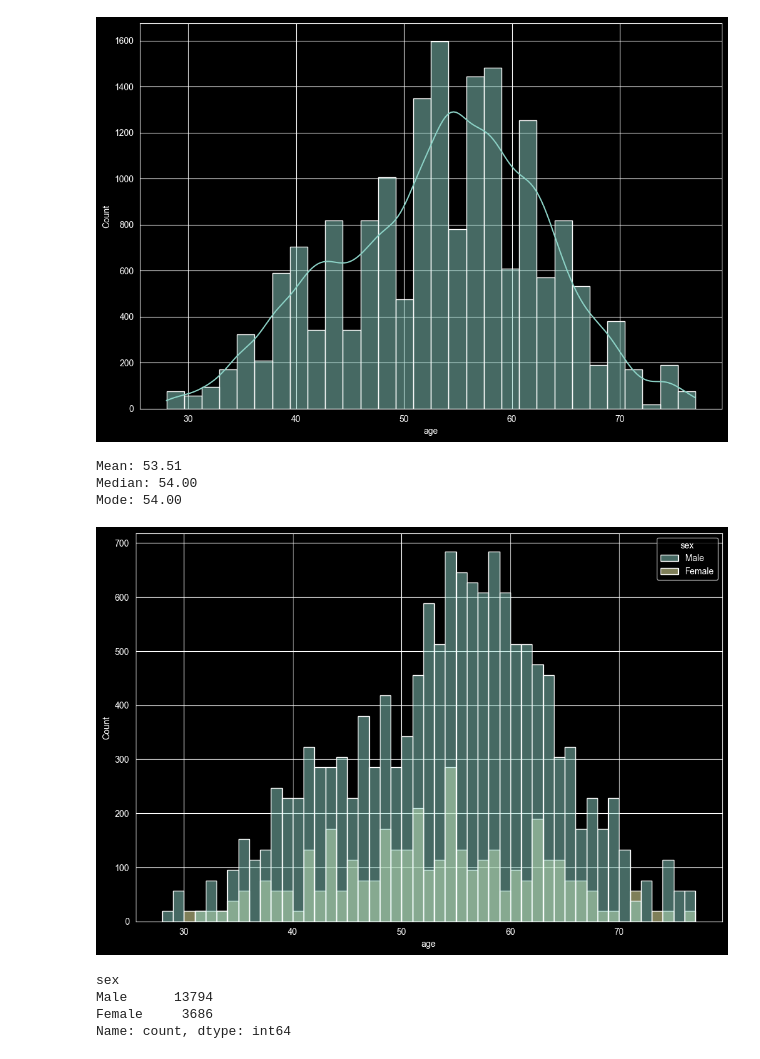
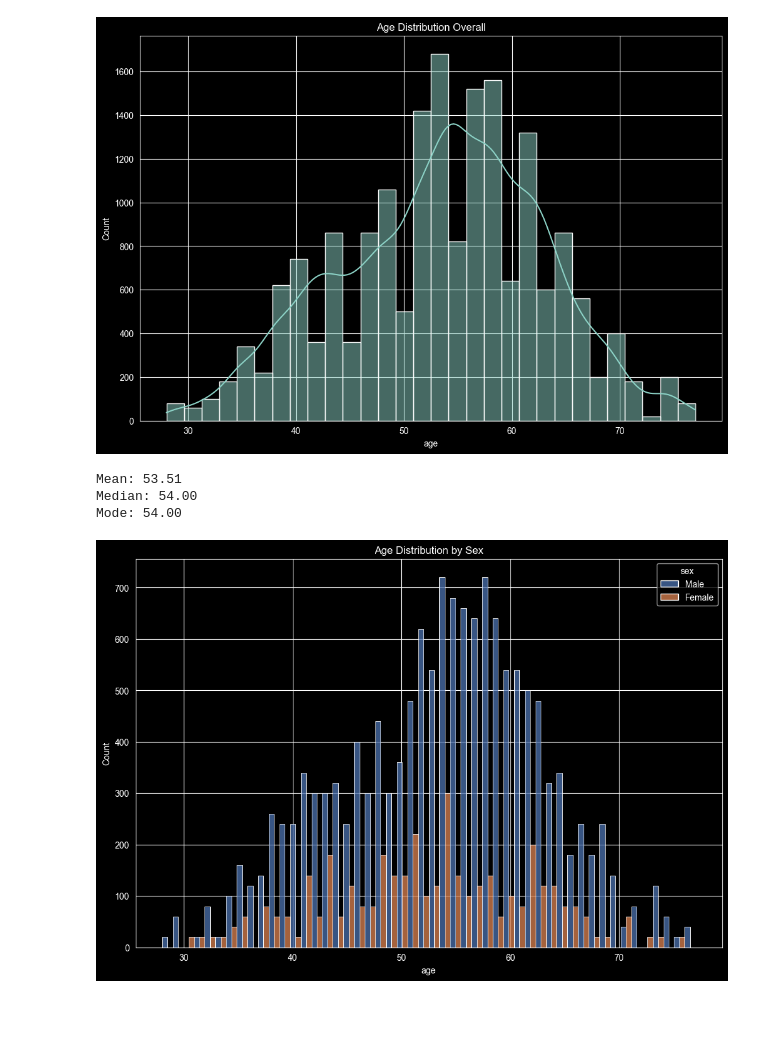
Before and after one commit to FerMoha2177/heart-disease-ml-pipeline, a Jupyter notebook: notebooks/02_data_preprocessing.ipynb, the cells around one changed output. Cells and saved outputs as stored; diff of their text form; code cells hidden in the pictures; blank space fills up the shorter version.

```diff
--- a/notebooks/02_data_preprocessing.ipynb
+++ b/notebooks/02_data_preprocessing.ipynb
@@ -60,31 +57,19 @@ bronze_data_df.head(20)
 # %%
-warnings.filterwarnings("ignore", category=FutureWarning)
-plt.style.use('dark_background')
 
-# Histogram to see the distribution of age column
-sns.histplot(bronze_data_df['age'], kde=True, bins=30)
-plt.show()
 
+display_histoplot(df=bronze_data_df, column_name='age', title='Age Distribution Overall')
 print(f"Mean: {bronze_data_df['age'].mean():.2f}")
 print(f"Median: {bronze_data_df['age'].median():.2f}")
 print(f"Mode: {bronze_data_df['age'].mode()[0]:.2f}")
 
+display_relative_histoplot(df=bronze_data_df, x_column_name='age', hue_column_name='sex', title='Age Distribution by Sex')
+bronze_data_df['sex'].value_counts()
 
-warnings.filterwarnings("ignore", category=FutureWarning)
-plt.style.use('dark_background')
-
-# Histogram of the 'age' column colored by 'sex'
-sns.histplot(data=bronze_data_df, x='age', hue='sex')
-plt.show()
-
-bronze_data_df['sex'].value_counts()
+# see age distribution by dataset
+display_relative_histoplot(bronze_data_df, 'age', 'dataset', 'Age Distribution by Dataset')
 # %% [output]
-[figure, old version]
+[figure, new version]
 Mean: 53.51
 Median: 54.00
 Mode: 54.00
-[figure, old version]
+[figure, new version]
-sex
-Male      13794
-Female     3686
-Name: count, dtype: int64
```
Also changed, not shown: parts of 12 cells of this notebook, 10 other files.
